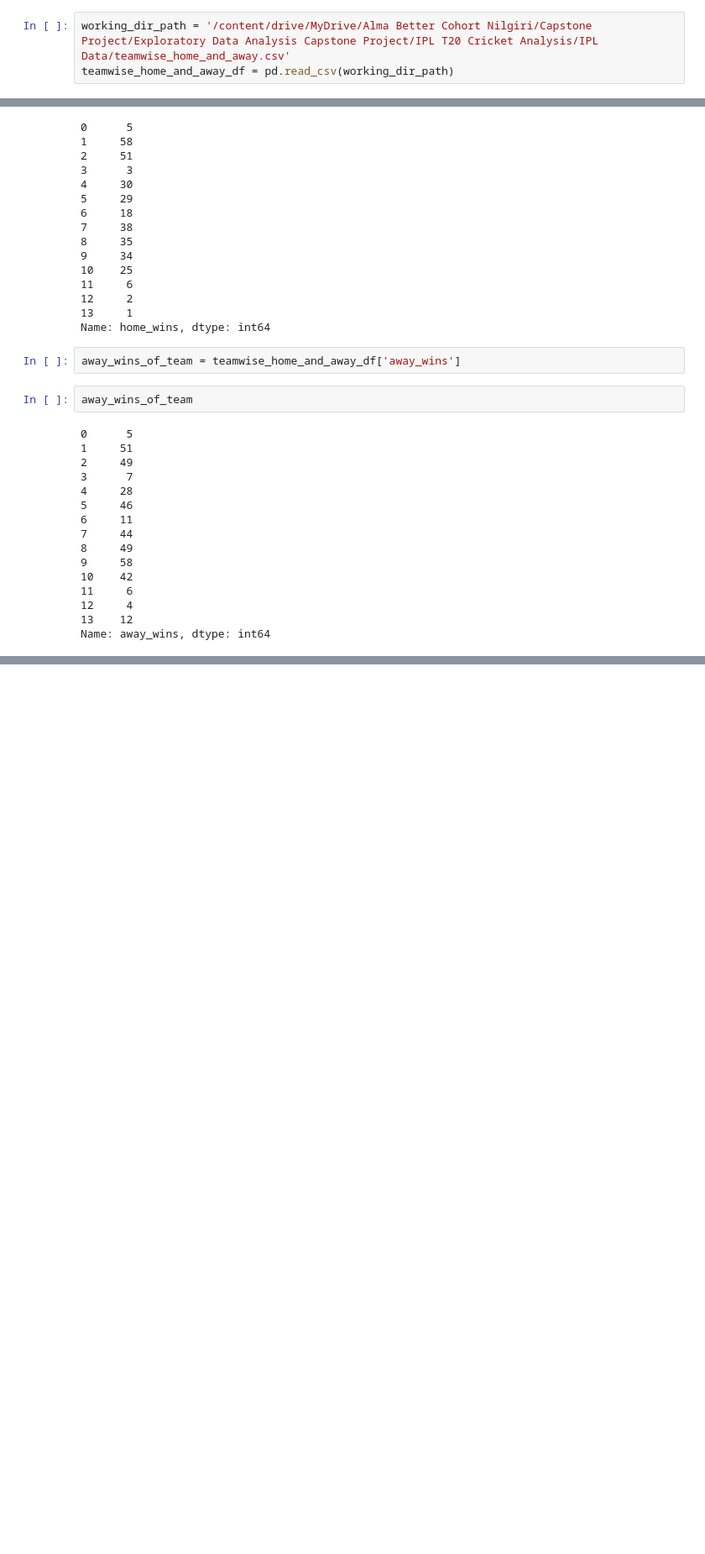
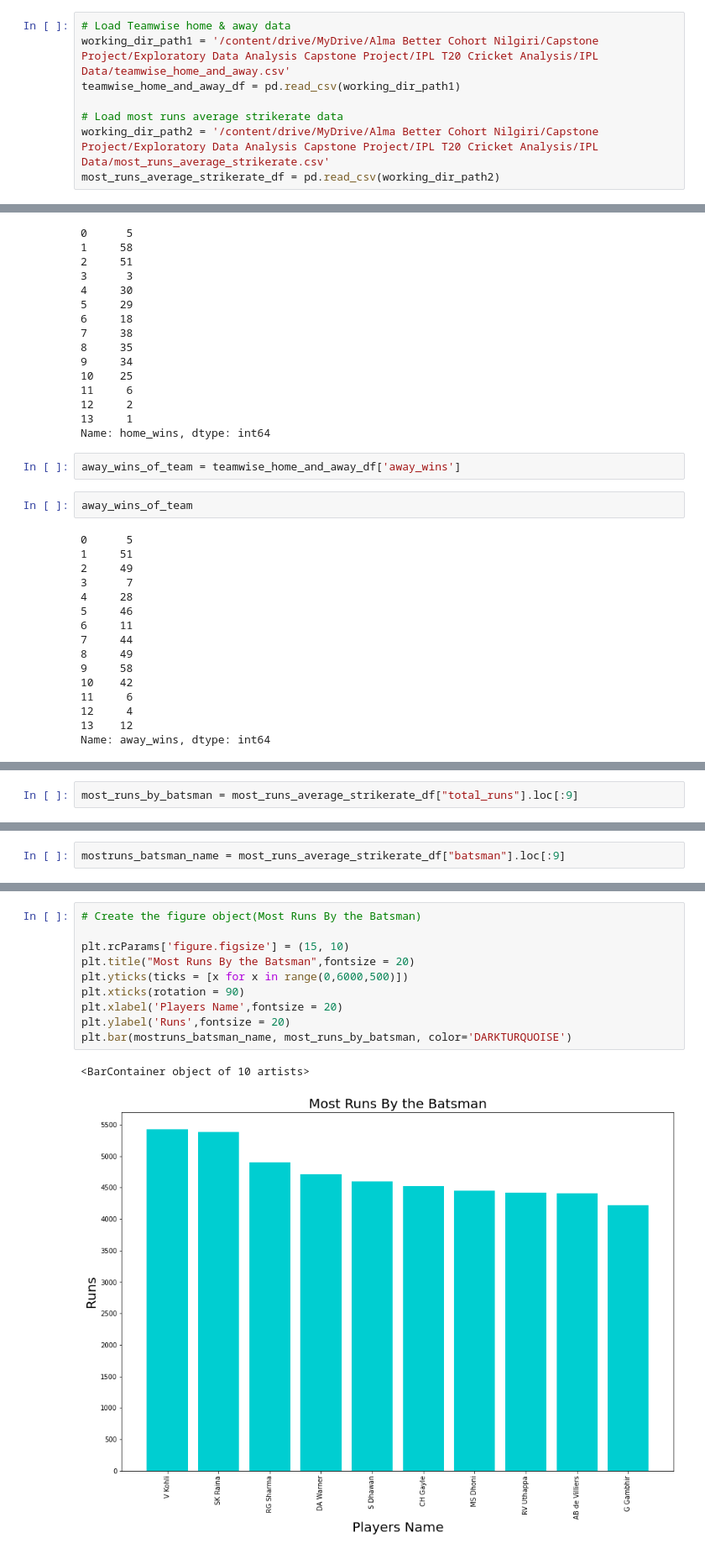
Before and after one commit to Pradip240/IPL-T20-Cricket-Analysis, a Jupyter notebook: Hrithik__IPL_T20_Cricket_Analysis_Capstone_Project.ipynb, the cells around one changed output, grey strips where cells are left out. Shown: that part at 84% size. Drawn from its saved outputs; the diff is of its cells as text; blank space fills up the shorter version.

Commit message:
teamwise_home_and_away & Most_runs_average_strikerate

```diff
--- a/Hrithik__IPL_T20_Cricket_Analysis_Capstone_Project.ipynb
+++ b/Hrithik__IPL_T20_Cricket_Analysis_Capstone_Project.ipynb
@@ -20,8 +20,13 @@ drive.mount('/content/drive')
 # %% [output]
 Mounted at /content/drive
 # %%
-working_dir_path = '/content/drive/MyDrive/Alma Better Cohort Nilgiri/Capstone Project/Exploratory Data Analysis Capstone Project/IPL T20 Cricket Analysis/IPL Data/teamwise_home_and_away.csv'
-teamwise_home_and_away_df = pd.read_csv(working_dir_path)
+# Load Teamwise home & away data
+working_dir_path1 = '/content/drive/MyDrive/Alma Better Cohort Nilgiri/Capstone Project/Exploratory Data Analysis Capstone Project/IPL T20 Cricket Analysis/IPL Data/teamwise_home_and_away.csv'
+teamwise_home_and_away_df = pd.read_csv(working_dir_path1)
+
+# Load most runs average strikerate data
+working_dir_path2 = '/content/drive/MyDrive/Alma Better Cohort Nilgiri/Capstone Project/Exploratory Data Analysis Capstone Project/IPL T20 Cricket Analysis/IPL Data/most_runs_average_strikerate.csv'
+most_runs_average_strikerate_df = pd.read_csv(working_dir_path2)
 # %%
 teamwise_home_and_away_df.info()
 # %% [output]
@@ -155,0 +208,2 @@ Text(0, 0.5, 'Wins at Home & Away')
+# %%
+most_runs_by_batsman = most_runs_average_strikerate_df["total_runs"].loc[:9]
@@ -155,0 +224,2 @@ Text(0, 0.5, 'Wins at Home & Away')
+# %%
+mostruns_batsman_name = most_runs_average_strikerate_df["batsman"].loc[:9]
@@ -155,0 +240,13 @@ Text(0, 0.5, 'Wins at Home & Away')
+# %%
+# Create the figure object(Most Runs By the Batsman)
+
+plt.rcParams['figure.figsize'] = (15, 10)
+plt.title("Most Runs By the Batsman",fontsize = 20)
+plt.yticks(ticks = [x for x in range(0,6000,500)])
+plt.xticks(rotation = 90)
+plt.xlabel('Players Name',fontsize = 20)
+plt.ylabel('Runs',fontsize = 20)
+plt.bar(mostruns_batsman_name, most_runs_by_batsman, color='DARKTURQUOISE')
+# %% [output]
+<BarContainer object of 10 artists>
+[figure, added]
```
Also changed, not shown: parts of 15 cells of this notebook.
